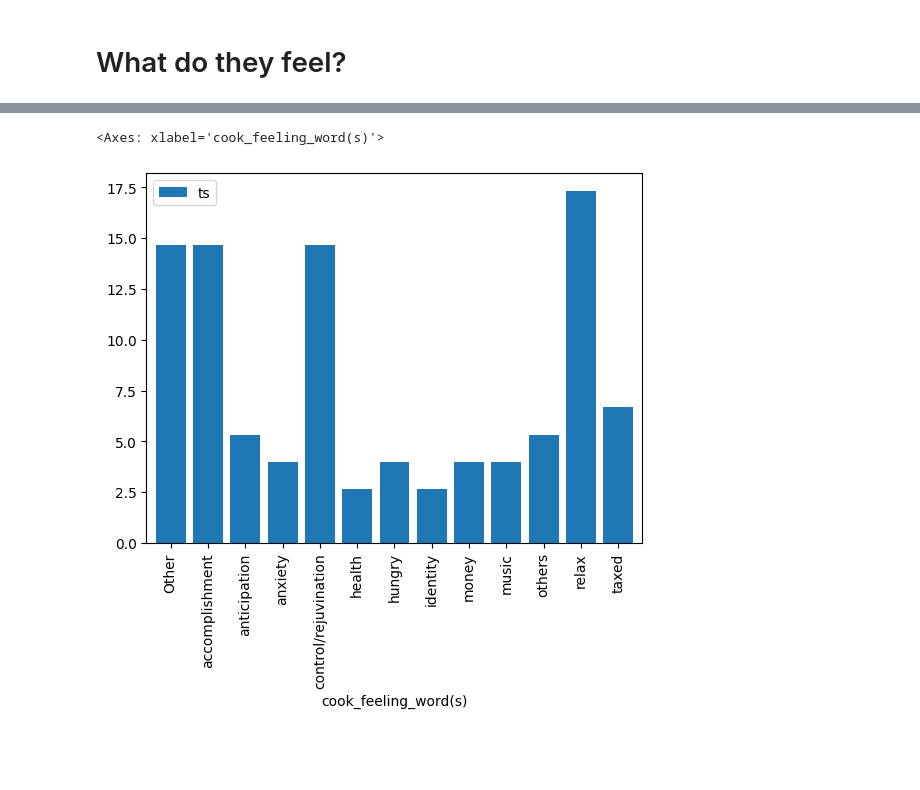
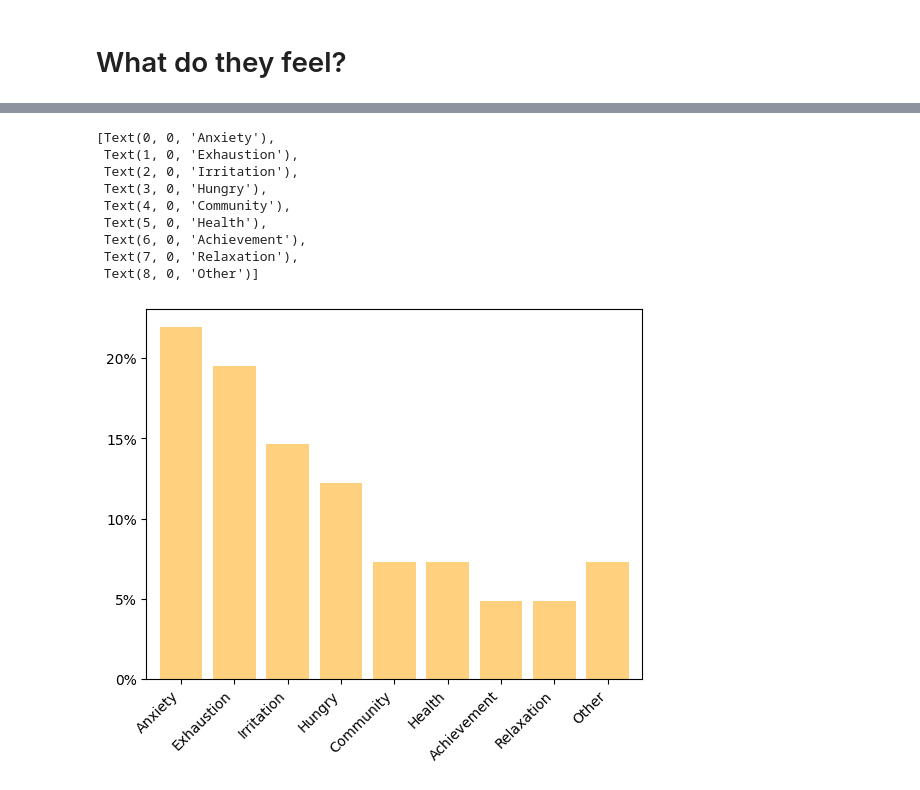
Before and after one commit to kaedejohnson/raw_food_epfl_dh411, a Jupyter notebook: survey_analysis.ipynb, the cells around one changed output, grey strips where cells are left out. Drawn from its saved outputs; the diff is of its cells as text; code cells hidden in the pictures; blank space fills up the shorter version.

```diff
--- a/survey_analysis.ipynb
+++ b/survey_analysis.ipynb
@@ -206,31 +218,29 @@ def ckfl_shell(row, w_list, reason_w):
 
 def append_ckfl_words(row):
     # relaxed
-    ckfl_shell(row, ['repose', 'relax', 'comfty', 'relief', 'calm', 'therapy', 'thoughts', 'meditati'], 'relax')
+    ckfl_shell(row, ['repose', 'relax', 'comfty', 'relief', 'calm', 'therapy', 'thoughts', 'meditati'], 'Relaxation')
     # acheivement
-    ckfl_shell(row, ['satisfied', 'achieve', 'accomplish', 'proud', 'productive', 'worthwhile', 'useful', 'hands'], 'accomplishment')
+    ckfl_shell(row, ['satisfied', 'achieve', 'accomplish', 'proud', 'productive', 'worthwhile', 'useful', 'hands', 'challenge'], 'Achievement')
     # anticipation (good)
-    ckfl_shell(row, ['excited', 'inspired'], 'anticipation')
+    ckfl_shell(row, ['excited', 'inspired'], 'Anticipation')
     # bothersome
-    ckfl_shell(row, ['life(credit', 'impatient', 'annoyed', 'perdre', 'burned', 'strapped', 'occupied', 'perdre'], 'perturbed')
+    ckfl_shell(row, ['life(credit', 'impatient', 'annoyed', 'perdre', 'burned', 'strapped', 'occupied'], 'Irritation')
     # hungry
-    ckfl_shell(row, ['hungry'], 'hungry')
+    ckfl_shell(row, ['hungry'], 'Hungry')
     # anxiety
-    ckfl_shell(row, ['anxiety', 'stress', 'strapped', 'afraid', 'worry', 'nervous'], 'anxiety')
+    ckfl_shell(row, ['anxiety', 'stress', 'strapped', 'afraid', 'worry', 'nervous'], 'Anxiety')
     # taxed
-    ckfl_shell(row, ['chore', 'task', 'tired', 'overwhelmed', 'tortured', 'challenge', 'exhaust' 'occupied'], 'taxed')
+    ckfl_shell(row, ['chore', 'task', 'tired', 'overwhelmed', 'tortured', 'exhaust'], 'Exhaustion')
     # control / rejuvination
-    ckfl_shell(row, ['redeem', 'love', 'content', 'control', 'creati'], 'control/rejuvination')
+    ckfl_shell(row, ['redeem', 'love', 'content', 'control', 'creati'], 'Efficacy')
     # health
-    ckfl_shell(row, ['natural', 'health', 'vegan'], 'health')
+    ckfl_shell(row, ['natural', 'health', 'vegan'], 'Health')
     # music
-    ckfl_shell(row, ['music'], 'music')
-    # identity
-    ckfl_shell(row, ['culture', 'ability'], 'identity')
-    # others
-    ckfl_shell(row, ['someone', 'family', 'girlfriend', 'alone'], 'others')
+    ckfl_shell(row, ['music'], 'Music')
+    # community
+    ckfl_shell(row, ['culture', 'ability', 'someone', 'family', 'girlfriend', 'alone'], 'Community')
     # money
-    ckfl_shell(row, ['money', 'affordable'], 'money')
+    ckfl_shell(row, ['money', 'affordable'], 'Money')
 
     # other
     if not row['cook_feeling_word(s)']:
@@ -240,5 +250,5 @@ def append_ckfl_words(row):
 
 survey = survey.apply(append_ckfl_words, axis=1)
 
-survey.loc[survey['cook_feeling'] == 'I feel very relaxed, because cooking is a way to relax and the food is seasoned according to my own taste.', 'cook_feeling_word(s)'] = ['control/rejuvination']
-survey.loc[survey['cook_feeling'] == '很麻烦 不喜欢做饭', 'cook_feeling_word(s)'] = ['taxed']
+survey.loc[survey['cook_feeling'] == 'I feel very relaxed, because cooking is a way to relax and the food is seasoned according to my own taste.', 'cook_feeling_word(s)'] = ['Efficacy']
+survey.loc[survey['cook_feeling'] == '很麻烦 不喜欢做饭', 'cook_feeling_word(s)'] = ['Exhaustion']
@@ -245,8 +283,23 @@ survey.loc[survey['cook_feeling'] == '很麻烦 不喜欢做饭', 'cook_feeling_
 # %%
-survey_exploded = survey[survey['cook_sentiment'] == "P"].explode('cook_feeling_word(s)')
+survey_exploded = survey[survey['cook_sentiment'] != "P"].explode('cook_feeling_word(s)')
 survey_exploded_agg = survey_exploded.groupby('cook_feeling_word(s)').agg('count')['ts']
-word_dist = (pd.DataFrame(survey_exploded_agg) / pd.DataFrame(survey_exploded_agg).sum(axis=0)) * 100
-word_dist.plot(kind='bar', width=0.8)
+word_dist = (pd.DataFrame(survey_exploded_agg) / pd.DataFrame(survey_exploded_agg).sum(axis=0))
+word_dist = word_dist.sort_values(by='ts', ascending=False).reset_index()
+word_dist['order'] = word_dist.index
+word_dist.loc[word_dist["cook_feeling_word(s)"] == "Other", 'order'] = len(word_dist)
+#word_dist.plot(kind='bar', width=0.8)
+word_dist = word_dist.sort_values(by="order")[['cook_feeling_word(s)', 'ts']]
+ax = word_dist.set_index(keys='cook_feeling_word(s)').plot(kind='bar', width=0.8, legend=False, color = '#FFA50080', xlabel='')
+ax.yaxis.set_major_formatter('{:.0%}'.format)
+ax.set_xticklabels(ax.get_xticklabels(), rotation=45, ha='right')
 # %% [output]
-<Axes: xlabel='cook_feeling_word(s)'>
+[Text(0, 0, 'Anxiety'),
+ Text(1, 0, 'Exhaustion'),
+ Text(2, 0, 'Irritation'),
+ Text(3, 0, 'Hungry'),
+ Text(4, 0, 'Community'),
+ Text(5, 0, 'Health'),
+ Text(6, 0, 'Achievement'),
+ Text(7, 0, 'Relaxation'),
+ Text(8, 0, 'Other')]
-[figure, old version]
+[figure, new version]
```
Also changed, not shown: parts of 7 cells of this notebook.
